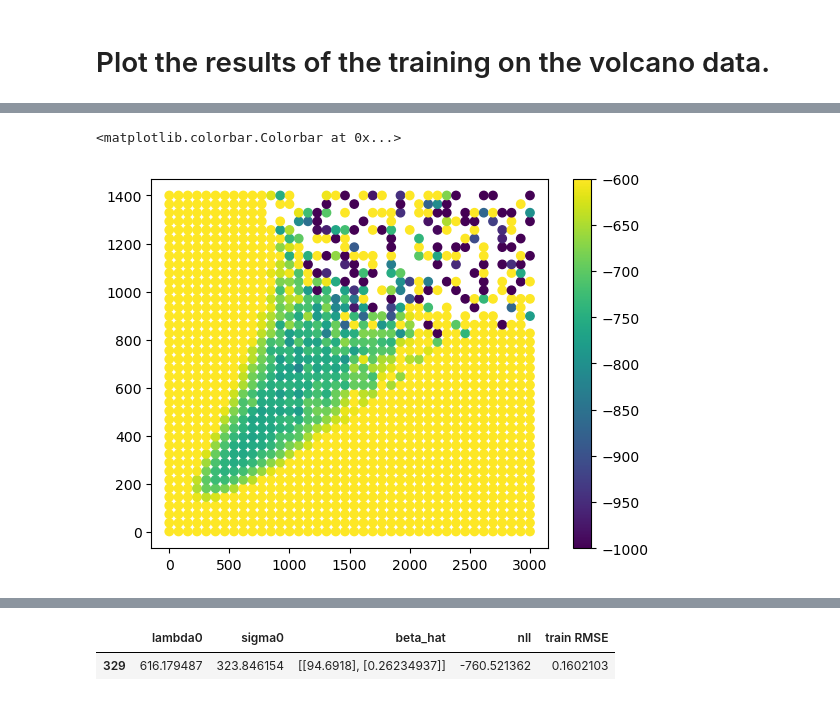
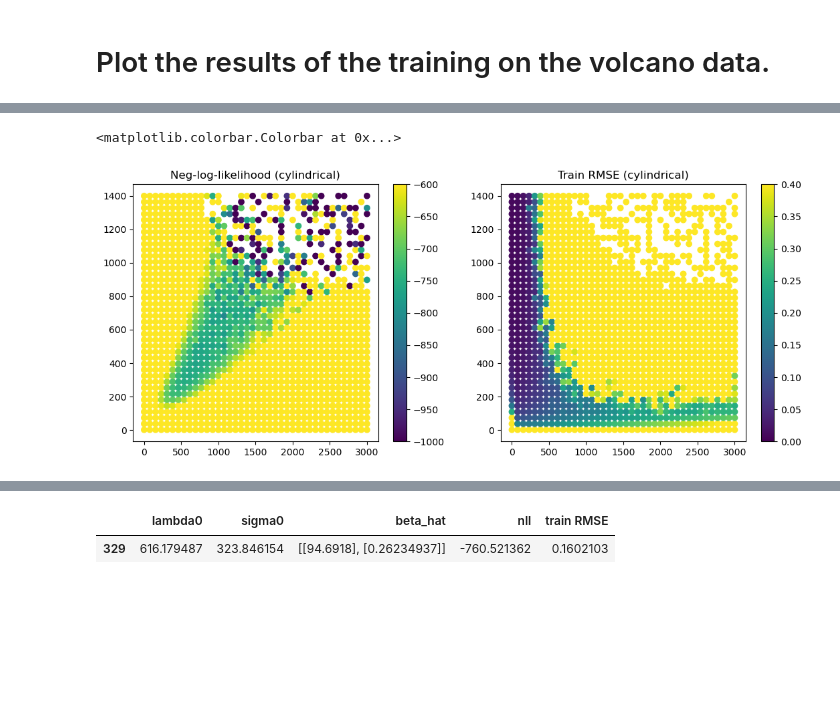
Before and after one commit to CedricTravelletti/VolcapyProd, a Jupyter notebook: reporting/universal_kriging/plotting/plot_training_niklas_data.ipynb, the cells around one changed output, grey strips where cells are left out. Saved outputs shown, nothing was run; the diff lists cells and outputs as text; code cells hidden in the pictures; blank space fills up the shorter version.

Commit message:
Beautiful plotting script for different trend models and their residuals.

```diff
--- a/reporting/universal_kriging/plotting/plot_training_niklas_data.ipynb
+++ b/reporting/universal_kriging/plotting/plot_training_niklas_data.ipynb
@@ -40,7 +38,14 @@ fig.show()
 # %%
 %matplotlib inline
+plt.figure(figsize=(13, 5))
+plt.subplot(121)
 plt.scatter(train_df['lambda0'], train_df['sigma0'], c=train_df['nll'], vmax=-600, vmin=-1000)
 plt.colorbar()
+plt.title("Neg-log-likelihood (cylindrical)")
+plt.subplot(122)
+plt.scatter(train_df['lambda0'], train_df['sigma0'], c=train_df['train RMSE'], vmin=0, vmax=0.4)
+plt.title("Train RMSE (cylindrical)")
+plt.colorbar()
 # %% [output]
 <matplotlib.colorbar.Colorbar at 0x...>
-[figure, old version]
+[figure, new version]
```
Also changed, not shown: parts of 25 cells of this notebook.
